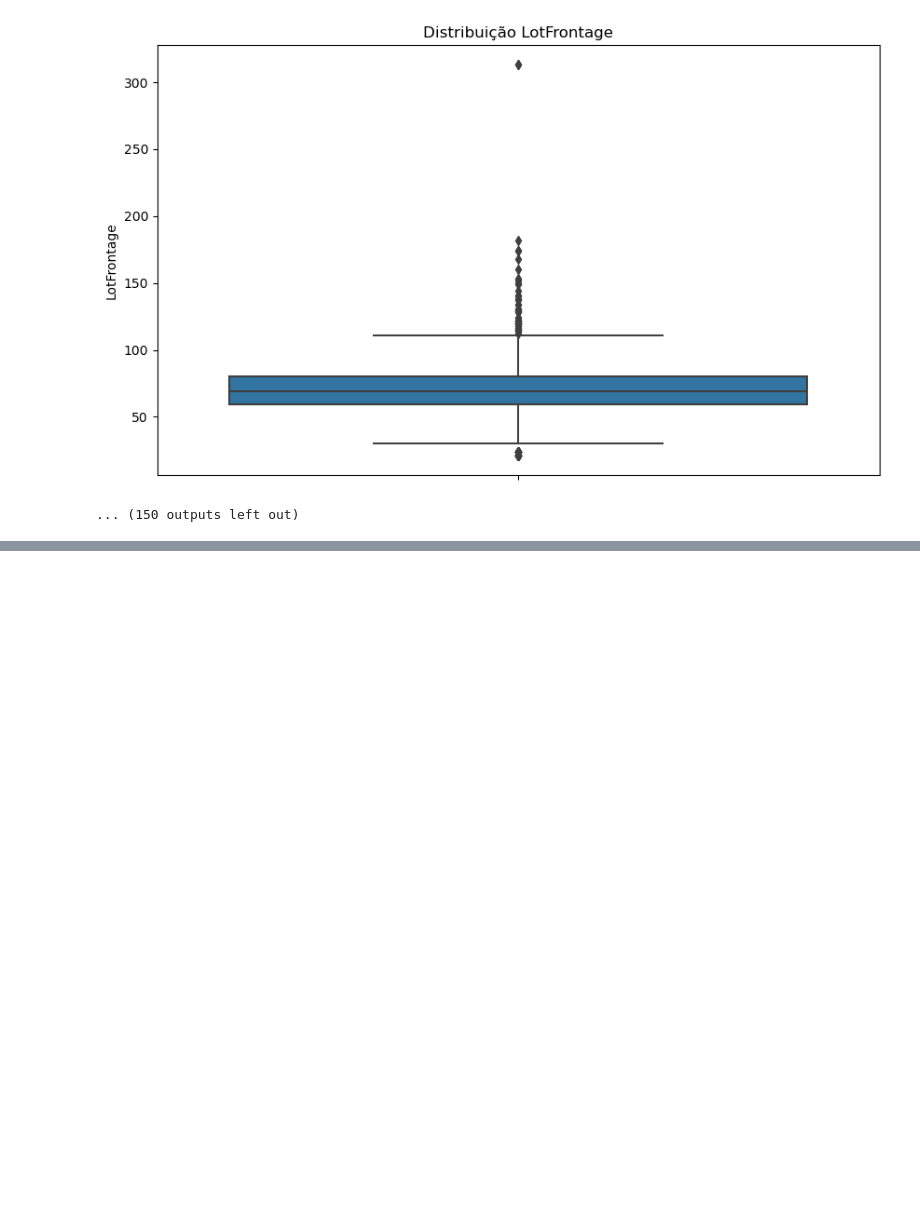
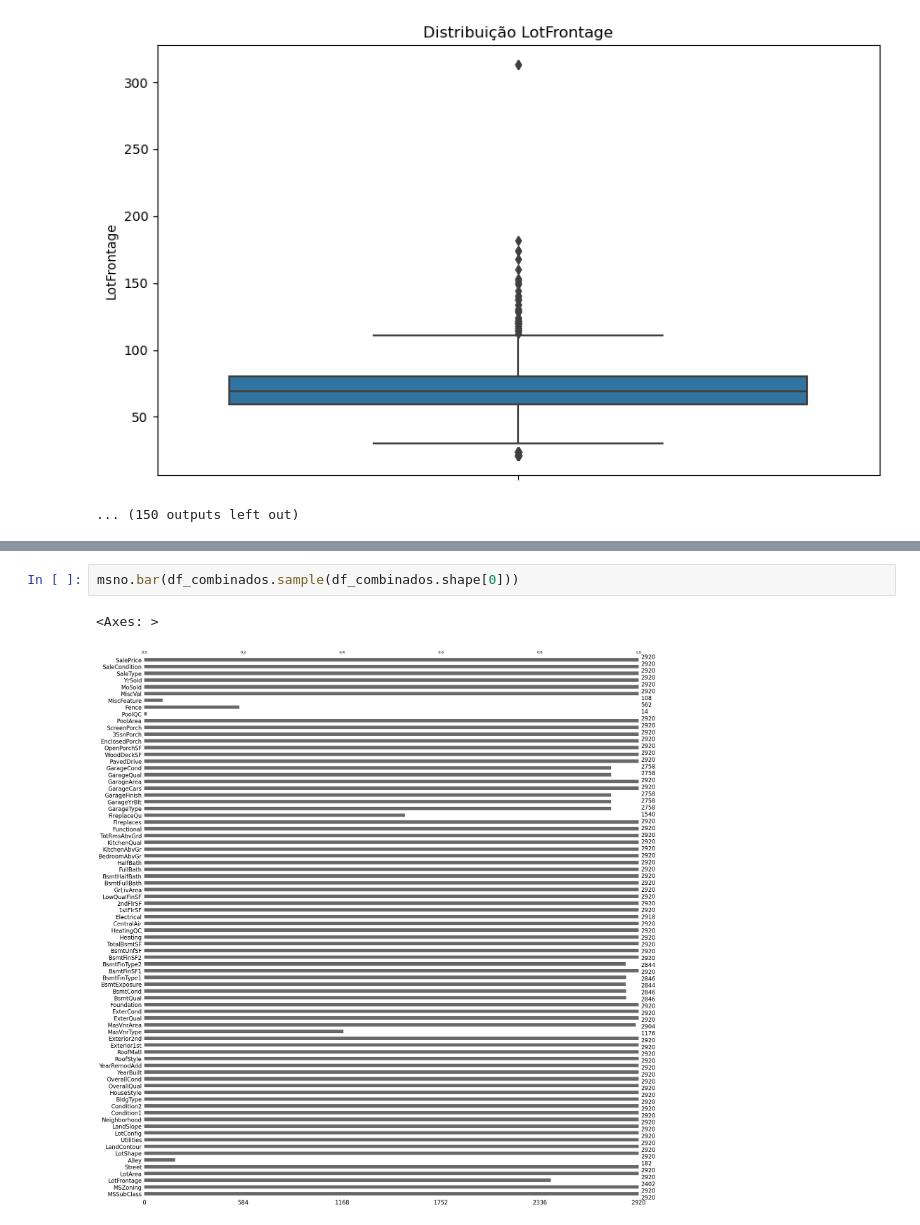
Before and after one commit to jherfson/pratica_House_Prices, a Jupyter notebook: teste_house.ipynb, the cells around one changed output, grey strips where cells are left out. Cells and saved outputs as stored; diff of their text form; blank space fills up the shorter version.

```diff
--- a/teste_house.ipynb
+++ b/teste_house.ipynb
@@ -452,0 +219,5 @@ plt.show()
+# %%
+msno.bar(df_combinados.sample(df_combinados.shape[0]))
+# %% [output]
+<Axes: >
+[figure, added]
```
Also changed, not shown: parts of 46 cells of this notebook.
